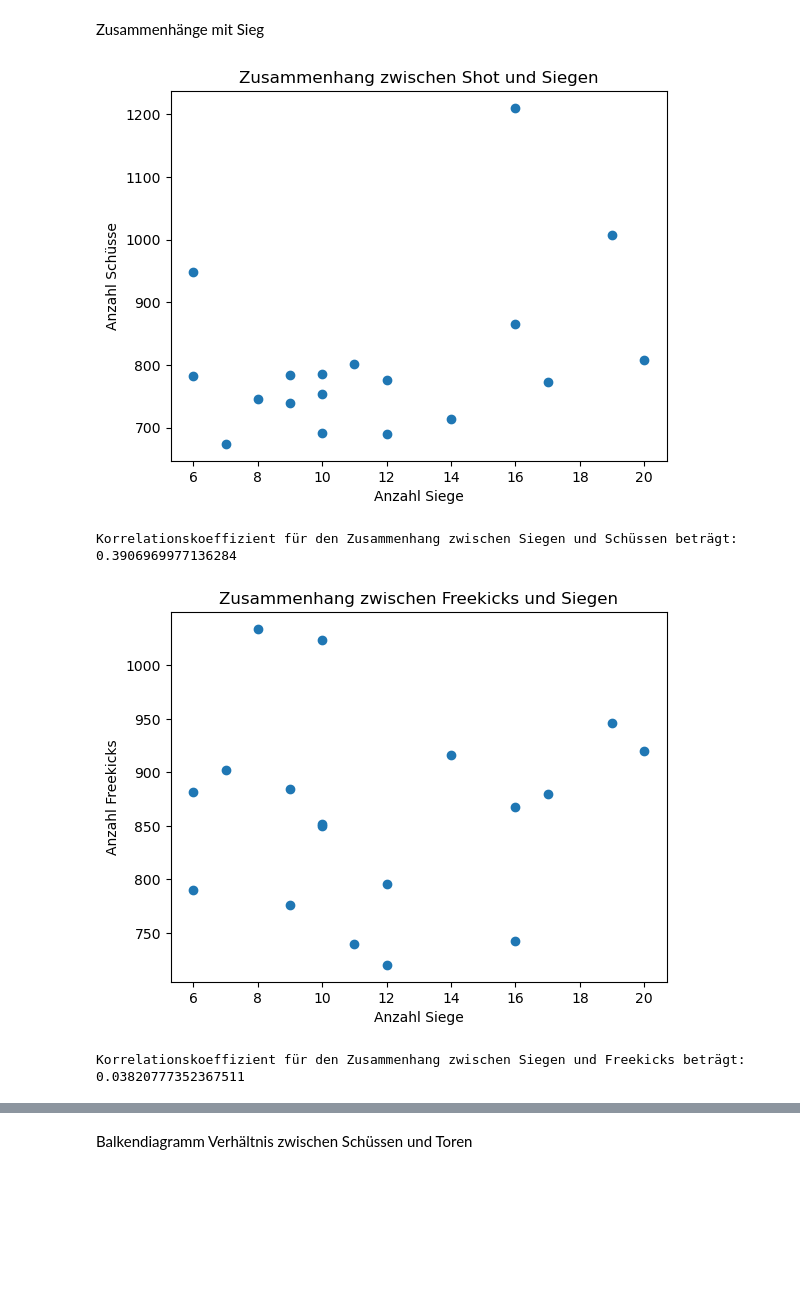
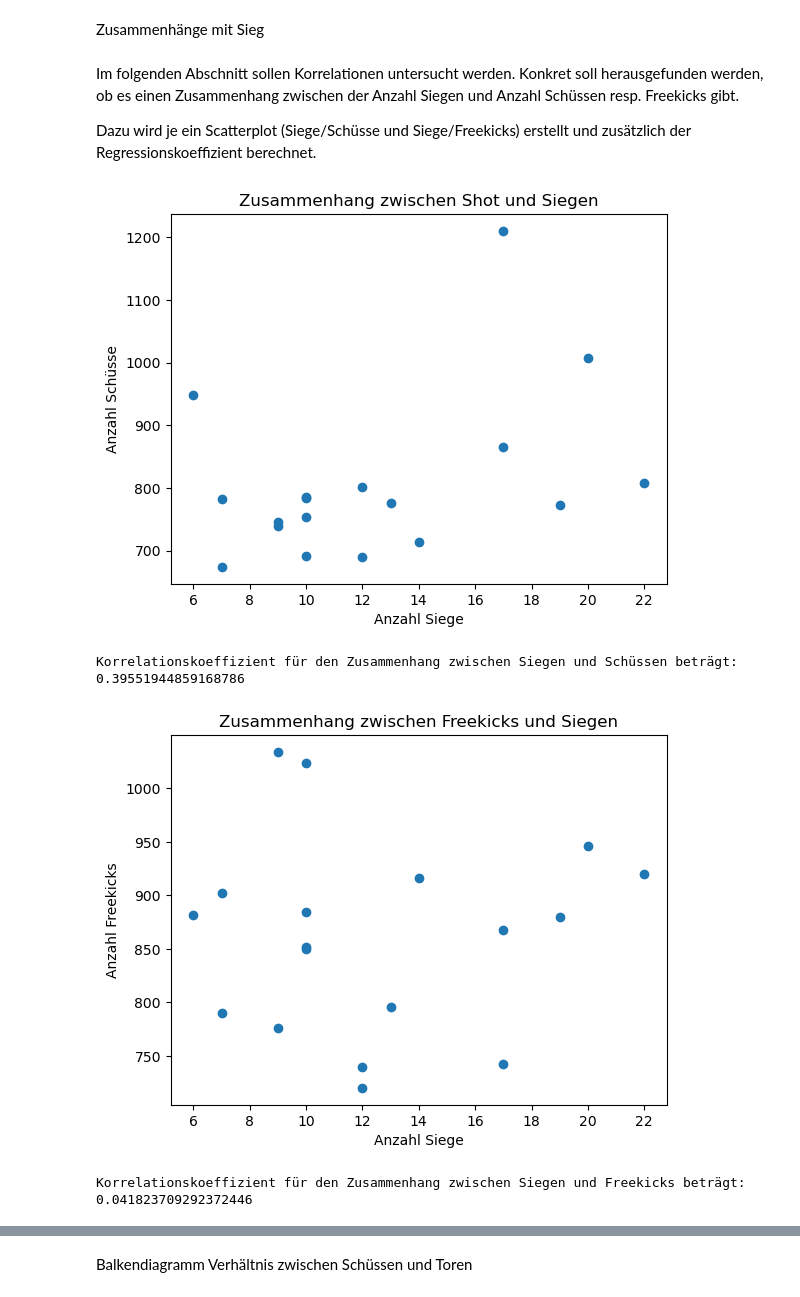
Before and after one commit to meierr14/Projektarbeit_ADS_FS2023_Gruppe_15, a Jupyter notebook: ExplorativeDatenanalyse/ExplorativeDatenanalyse.ipynb, the cells around one changed output, grey strips where cells are left out. Cells and saved outputs as stored; diff of their text form; code cells hidden in the pictures; blank space fills up the shorter version.

```diff
--- a/ExplorativeDatenanalyse/ExplorativeDatenanalyse.ipynb
+++ b/ExplorativeDatenanalyse/ExplorativeDatenanalyse.ipynb
@@ -250,38 +252,42 @@ print(df_siege_pro_team)
 # %% [markdown]
 Zusammenhänge mit Sieg
+# %% [markdown]
+Im folgenden Abschnitt sollen Korrelationen untersucht werden. Konkret soll herausgefunden werden, ob es einen Zusammenhang zwischen der Anzahl Siegen und Anzahl Schüssen resp. Freekicks gibt.
+
+Dazu wird je ein Scatterplot (Siege/Schüsse und Siege/Freekicks) erstellt und zusätzlich der Regressionskoeffizient berechnet.
 # %%
 #Schüsse
 # Gruppiere den DataFrame nach "team_id" und berechne die Summe von "shots_total"
 sum_shots_total = df_shots.groupby('team_id')['shots_total'].sum()
 
-plt.scatter(merged_df['anzahl siege'], sum_shots_total)
+plt.scatter(df_siege_pro_team['anzahl siege'], sum_shots_total)
 
 # Beschrifte den Plot
 plt.xlabel('Anzahl Siege')
 plt.ylabel('Anzahl Schüsse')
 plt.title('Zusammenhang zwischen Shot und Siegen')
 
 # Zeige den Scatterplot an
 plt.show()
 
 
 # Berechne den Korrelationskoeffizienten
-correlation_matrix = np.corrcoef(merged_df['anzahl siege'], sum_shots_total)
+correlation_matrix = np.corrcoef(df_siege_pro_team['anzahl siege'], sum_shots_total)
 
 # Extrahiere den Korrelationskoeffizienten aus der Matrix
 correlation_coefficient = correlation_matrix[0, 1]
 
 # Zeite Korrelationskoeffizient an:
 print("Korrelationskoeffizient für den Zusammenhang zwischen Siegen und Schüssen beträgt:", correlation_coefficient)
 # %% [output]
-[figure, old version]
+[figure, new version]
-Korrelationskoeffizient für den Zusammenhang zwischen Siegen und Schüssen beträgt: 0.3906969977136284
+Korrelationskoeffizient für den Zusammenhang zwischen Siegen und Schüssen beträgt: 0.39551944859168786
 # %%
 # Freekicks
 # Gruppiere den DataFrame nach "team_id" und berechne die Summe von "freekicks_total"
 sum_freekicks_total = df_freekicks.groupby('team_id')['freekicks_total'].sum()
 
-plt.scatter(merged_df['anzahl siege'], sum_freekicks_total)
+plt.scatter(df_siege_pro_team['anzahl siege'], sum_freekicks_total)
 
 # Beschrifte den Plot
 plt.xlabel('Anzahl Siege')
@@ -292,7 +298,7 @@ plt.title('Zusammenhang zwischen Freekicks und Siegen')
 plt.show()
 
 # Berechne den Korrelationskoeffizienten
-correlation_matrix = np.corrcoef(merged_df['anzahl siege'], sum_freekicks_total)
+correlation_matrix = np.corrcoef(df_siege_pro_team['anzahl siege'], sum_freekicks_total)
 
 # Extrahiere den Korrelationskoeffizienten aus der Matrix
 correlation_coefficient = correlation_matrix[0, 1]
@@ -300,5 +306,5 @@ correlation_coefficient = correlation_matrix[0, 1]
 # Zeite Korrelationskoeffizient an:
 print("Korrelationskoeffizient für den Zusammenhang zwischen Siegen und Freekicks beträgt:", correlation_coefficient)
 # %% [output]
-[figure, old version]
+[figure, new version]
-Korrelationskoeffizient für den Zusammenhang zwischen Siegen und Freekicks beträgt: 0.03820777352367511
+Korrelationskoeffizient für den Zusammenhang zwischen Siegen und Freekicks beträgt: 0.041823709292372446
```
Also changed, not shown: parts of 14 cells of this notebook.
